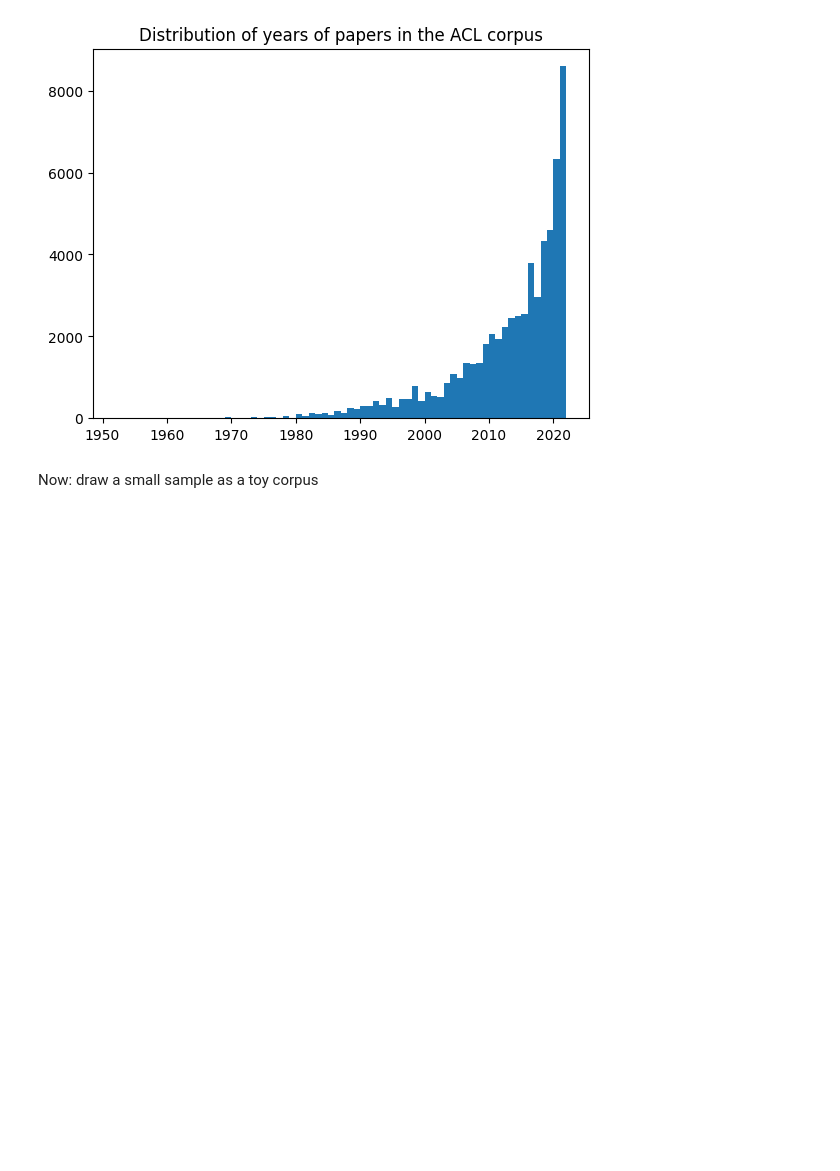
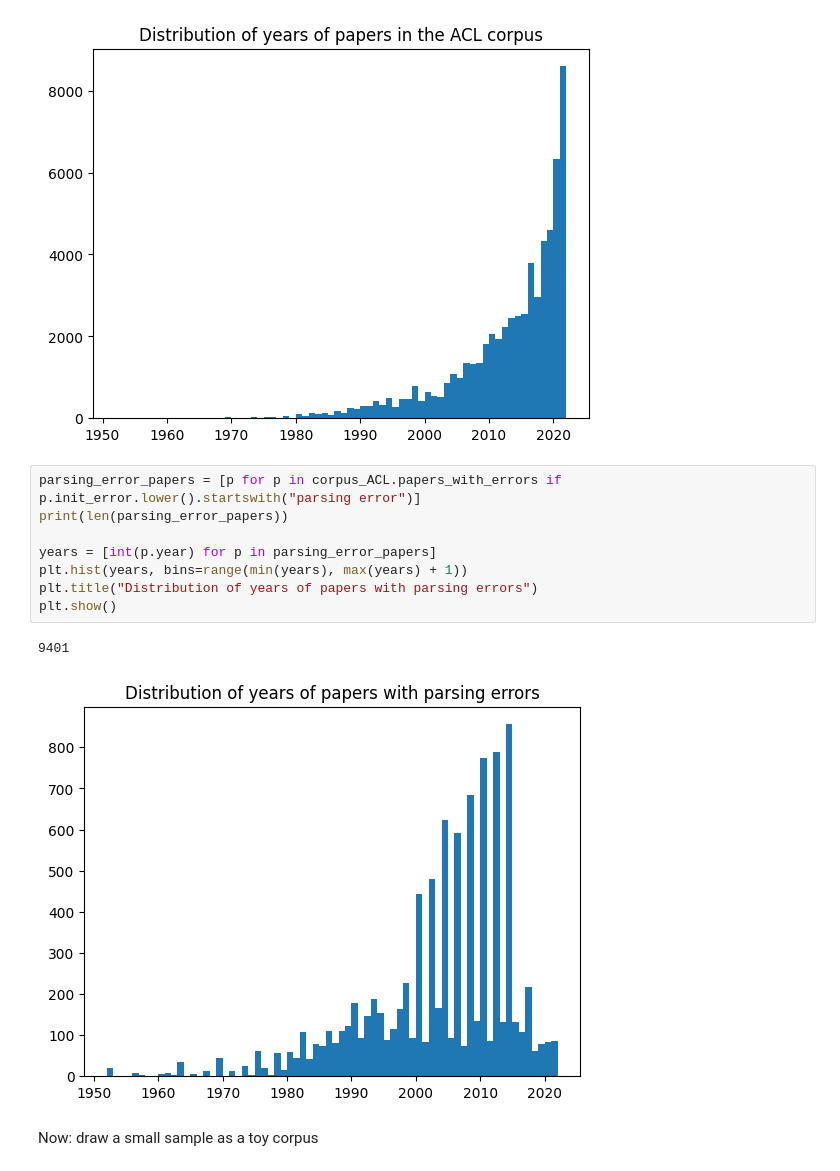
Before and after one commit to ClementineBleuze/claims-in-NLP, a Jupyter notebook: 1-corpus-constitution/corpora-constitution.ipynb, the cells around one changed output. Cells and saved outputs as stored; diff of their text form; blank space fills up the shorter version.

```diff
--- a/1-corpus-constitution/corpora-constitution.ipynb
+++ b/1-corpus-constitution/corpora-constitution.ipynb
@@ -266,6 +410,17 @@ plt.title("Distribution of years of papers in the ACL corpus")
 plt.show()
 # %% [output]
 [figure]
+# %%
+parsing_error_papers = [p for p in corpus_ACL.papers_with_errors if p.init_error.lower().startswith("parsing error")]
+print(len(parsing_error_papers))
+
+years = [int(p.year) for p in parsing_error_papers]
+plt.hist(years, bins=range(min(years), max(years) + 1))
+plt.title("Distribution of years of papers with parsing errors")
+plt.show()
+# %% [output]
+9401
+[figure, added]
 # %% [markdown]
 Now: draw a small sample as a toy corpus
 # %%
```
Also changed, not shown: parts of 59 cells of this notebook, 2 other files.
